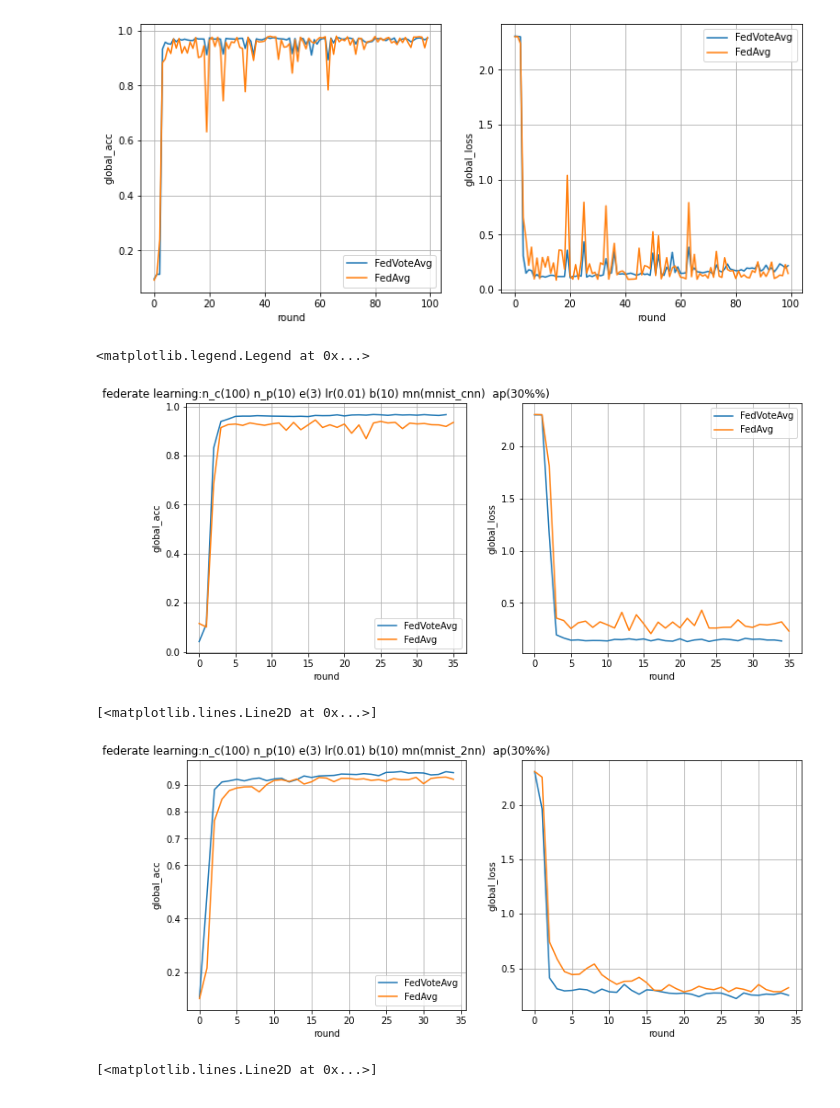
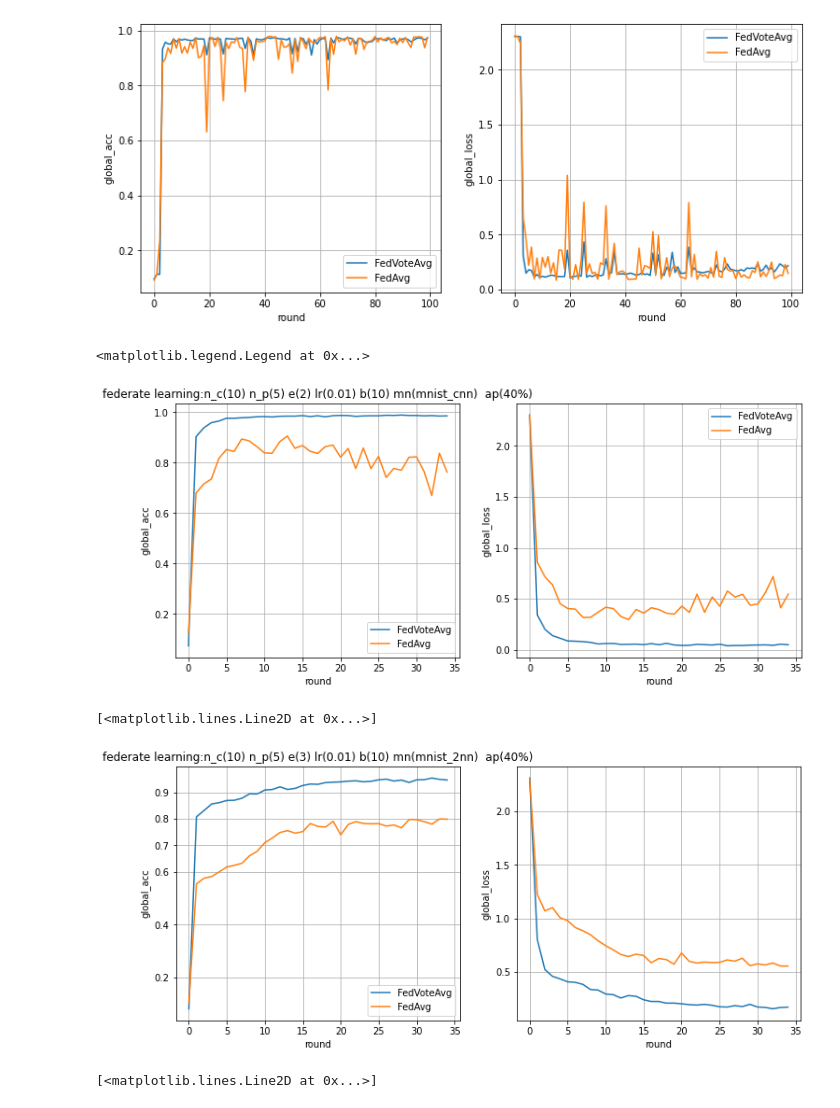
Before and after one commit to kang-ning-code/federate-learning-computing-market, a Jupyter notebook: federate_learning_with_blockchain/client_module/visual.ipynb, the cells around one changed output. Drawn from its saved outputs; the diff is of its cells as text; code cells hidden in the pictures.

```diff
--- a/federate_learning_with_blockchain/client_module/visual.ipynb
+++ b/federate_learning_with_blockchain/client_module/visual.ipynb
@@ -112,60 +112,60 @@ ax2.legend()
 import pandas as pd
 import numpy as np
 import matplotlib.pyplot as plt
-path_fed_vote_avg = r'.\reports\results\2022-03-16_12-45-10@npart10_lr0.01_bs10_ep3_mnist_cnn_fed_vote_avg.csv'
-path_fed_avg = r'.\reports\results\2022-03-15_23-25-12@npart10_lr0.01_bs10_ep3_mnist_cnn_fed_avg.csv'
+path_fed_vote_avg = r'.\reports\results\2022-03-28_21-24-22@npart5_lr0.01_bs10_ep2_mnist_cnn_fed_vote_avg.csv'
+path_fed_avg = r'.\reports\results\2022-03-28_20-25-46@npart5_lr0.01_bs10_ep2_mnist_cnn_fed_avg.csv'
 df_good = pd.read_csv(path_fed_vote_avg)
 df_bad = pd.read_csv(path_fed_avg)
 
 fig,(ax1,ax2) = plt.subplots(1,2,figsize=(12,5))
 title = 'federate learning:n_c({n_client}) n_p({n_participator}) e({epochs}) lr({learning_rate}) b({batch_size}) mn({model_name})  ap({attacker_prop}%)'.format(
-    n_client=100,
-    n_participator=10,
-    epochs=3,
+    n_client=10,
+    n_participator=5,
+    epochs=2,
     learning_rate=0.01,
     batch_size=10,
     model_name="mnist_cnn",
-    attacker_prop="30%"
+    attacker_prop="40"
 )
 ax1.set_title(title)
 ax1.set_xlabel('round')
 ax1.set_ylabel('global_acc')
 ax1.grid(True)
 y_ticks = ['0','0.1','0.6','0.7','0.8','0.9','1.0']
 ticks = [0,0.2,0.4,0.6,0.8,0.9,1.0]
 # ax1.set_yticks(ticks,labels=y_ticks)
 ax1.plot(df_good['round'][:35],df_good['global_acc'][:35],label='FedVoteAvg')
 ax1.plot(df_bad['round'],df_bad['global_acc'],label='FedAvg')
 ax1.legend()
 
 ax2.set_xlabel('round')
 ax2.set_ylabel('global_loss')
 ax2.grid(True)
 ax2.plot(df_good['round'][:35],df_good['global_loss'][:35],label='FedVoteAvg')
 ax2.plot(df_bad['round'],df_bad['global_loss'],label='FedAvg')
 ax2.legend()
 # %% [output]
 <matplotlib.legend.Legend at 0x...>
-[figure, old version]
+[figure, new version]
 # %%
 import pandas as pd
 import numpy as np
 import matplotlib.pyplot as plt
 # fixed_attacker = -1 n_participaotr = 5 n_client = 10
-path_fed_vote_avg = r'.\reports\results\2022-03-16_16-16-08@npart10_lr0.01_bs10_ep3_mnist_2nn_fed_vote_avg.csv'
-path_fed_avg = r'.\reports\results\2022-03-16_16-54-56@npart10_lr0.01_bs10_ep3_mnist_2nn_fed_avg.csv'
+path_fed_vote_avg = r'.\reports\results\2022-03-30_10-34-31@npart5_lr0.01_bs10_ep2_mnist_2nn_fed_vote_avg.csv'
+path_fed_avg = r'.\reports\results\2022-03-30_10-53-11@npart5_lr0.01_bs10_ep2_mnist_2nn_fed_avg.csv'
 df_good = pd.read_csv(path_fed_vote_avg)
 df_bad = pd.read_csv(path_fed_avg)
 
 fig,(ax1,ax2) = plt.subplots(1,2,figsize=(12,5))
 title = 'federate learning:n_c({n_client}) n_p({n_participator}) e({epochs}) lr({learning_rate}) b({batch_size}) mn({model_name})  ap({attacker_prop}%)'.format(
-    n_client=100,
-    n_participator=10,
+    n_client=10,
+    n_participator=5,
     epochs=3,
     learning_rate=0.01,
     batch_size=10,
     model_name="mnist_2nn",
-    attacker_prop="30%"
+    attacker_prop="40"
 )
 ax1.set_title(title)
 ax1.set_xlabel('round')
@@ -185,7 +185,7 @@ ax2.plot(df_good['round'][:35],df_good['global_loss'][:35],label='FedVoteAvg')
 ax2.plot(df_bad['round'],df_bad['global_loss'],label='FedAvg')
 # %% [output]
 [<matplotlib.lines.Line2D at 0x...>]
-[figure, old version]
+[figure, new version]
 # %%
 import pandas as pd
 import numpy as np
```
Also changed, not shown: 4 other files.
